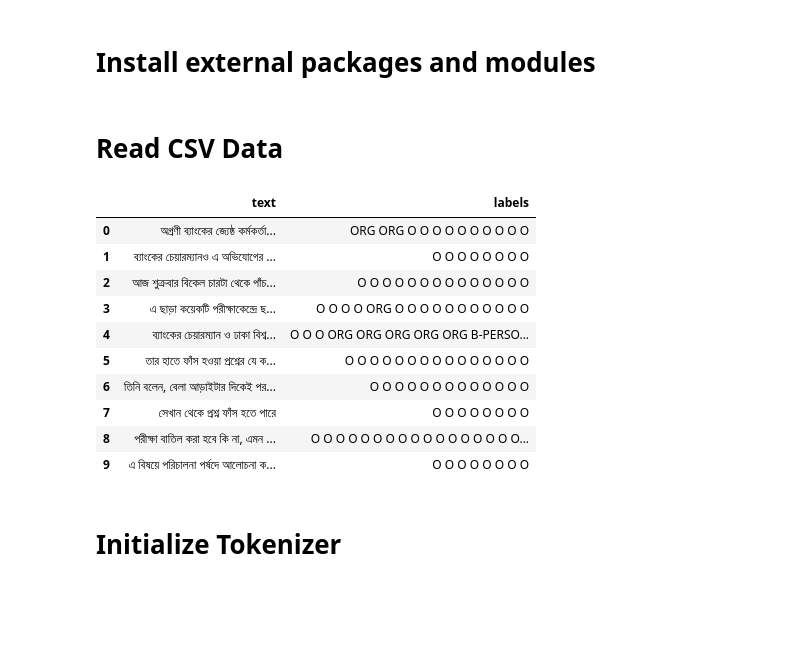
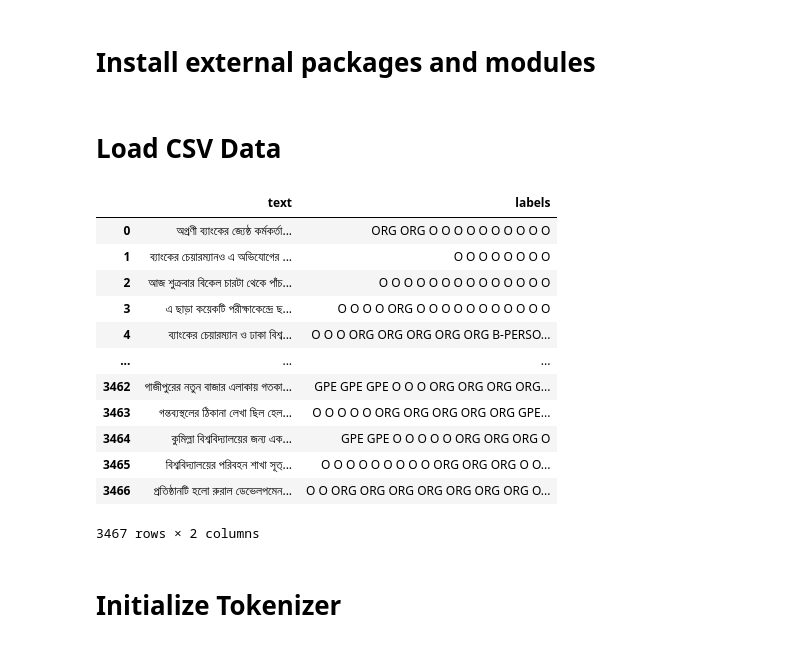
Before and after one commit to h-muhammed/bangla_ner, a Jupyter notebook: notebook/Hisab_NER_with_Hagging_Face_BERT.ipynb, the cells around one changed output. Drawn from its saved outputs; the diff is of its cells as text; code cells hidden in the pictures; blank space fills up the shorter version.

```diff
--- a/notebook/Hisab_NER_with_Hagging_Face_BERT.ipynb
+++ b/notebook/Hisab_NER_with_Hagging_Face_BERT.ipynb
@@ -22,23 +22,25 @@ from tqdm import tqdm
 from torch.optim import SGD
 from transformers import AutoModelForTokenClassification, AutoTokenizer
 # %% [markdown]
-# Read CSV Data
+# Load CSV Data
-# %%
-url = 'https://raw.githubusercontent.com/h-muhammed/hisab_ner/feature/develop/src/datasets/preprocessed_hisab_ner_text.csv'
-df = pd.read_csv(url)
-df.head(10)
-# %% [output]
-|  | text | labels |
-| 0 | অগ্রণী ব্যাংকের জ্যেষ্ঠ কর্মকর্তা... | ORG ORG O O O O O O O O O O |
-| 1 | ব্যাংকের চেয়ারম্যানও এ অভিযোগের ... | O O O O O O O O |
-| 2 | আজ শুক্রবার বিকেল চারটা থেকে পাঁচ... | O O O O O O O O O O O O O O |
-| 3 | এ ছাড়া কয়েকটি পরীক্ষাকেন্দ্রে ছ... | O O O O ORG O O O O O O O O O O O |
-| 4 | ব্যাংকের চেয়ারম্যান ও ঢাকা বিশ্ব... | O O O ORG ORG ORG ORG ORG B-PERSO... |
-| 5 | তার হাতে ফাঁস হওয়া প্রশ্নের যে ক... | O O O O O O O O O O O O O O O |
-| 6 | তিনি বলেন, বেলা আড়াইটার দিকেই পর... | O O O O O O O O O O O O O |
-| 7 | সেখান থেকে প্রশ্ন ফাঁস হতে পারে | O O O O O O O O |
-| 8 | পরীক্ষা বাতিল করা হবে কি না, এমন ... | O O O O O O O O O O O O O O O O O... |
-| 9 | এ বিষয়ে পরিচালনা পর্ষদে আলোচনা ক... | O O O O O O O O |
+# %%
+path = '/content/drive/MyDrive/Hisab/datasets/Hisab_Ner_Low_Label.csv'
+df = pd.read_csv(path)
+df
+# %% [output]
+|  | text | labels |
+| 0 | অগ্রণী ব্যাংকের জ্যেষ্ঠ কর্মকর্তা... | ORG ORG O O O O O O O O O O |
+| 1 | ব্যাংকের চেয়ারম্যানও এ অভিযোগের ... | O O O O O O O O |
+| 2 | আজ শুক্রবার বিকেল চারটা থেকে পাঁচ... | O O O O O O O O O O O O O O |
+| 3 | এ ছাড়া কয়েকটি পরীক্ষাকেন্দ্রে ছ... | O O O O ORG O O O O O O O O O O O |
+| 4 | ব্যাংকের চেয়ারম্যান ও ঢাকা বিশ্ব... | O O O ORG ORG ORG ORG ORG B-PERSO... |
+| ... | ... | ... |
+| 3462 | গাজীপুরের নতুন বাজার এলাকায় গতকা... | GPE GPE GPE O O O ORG ORG ORG ORG... |
+| 3463 | গন্তব্যস্থলের ঠিকানা লেখা ছিল হেল... | O O O O O ORG ORG ORG ORG ORG GPE... |
+| 3464 | কুমিল্লা বিশ্ববিদ্যালয়ের জন্য এক... | GPE GPE O O O O O ORG ORG ORG O |
+| 3465 | বিশ্ববিদ্যালয়ের পরিবহন শাখা সূত্... | O O O O O O O O O ORG ORG ORG O O... |
+| 3466 | প্রতিষ্ঠানটি হলো রুরাল ডেভেলপমেন... | O O ORG ORG ORG ORG ORG ORG ORG O... |
+3467 rows × 2 columns
 # %% [markdown]
 # Initialize Tokenizer
 # %%
```
Also changed, not shown: parts of 15 cells of this notebook, 1 other file.
